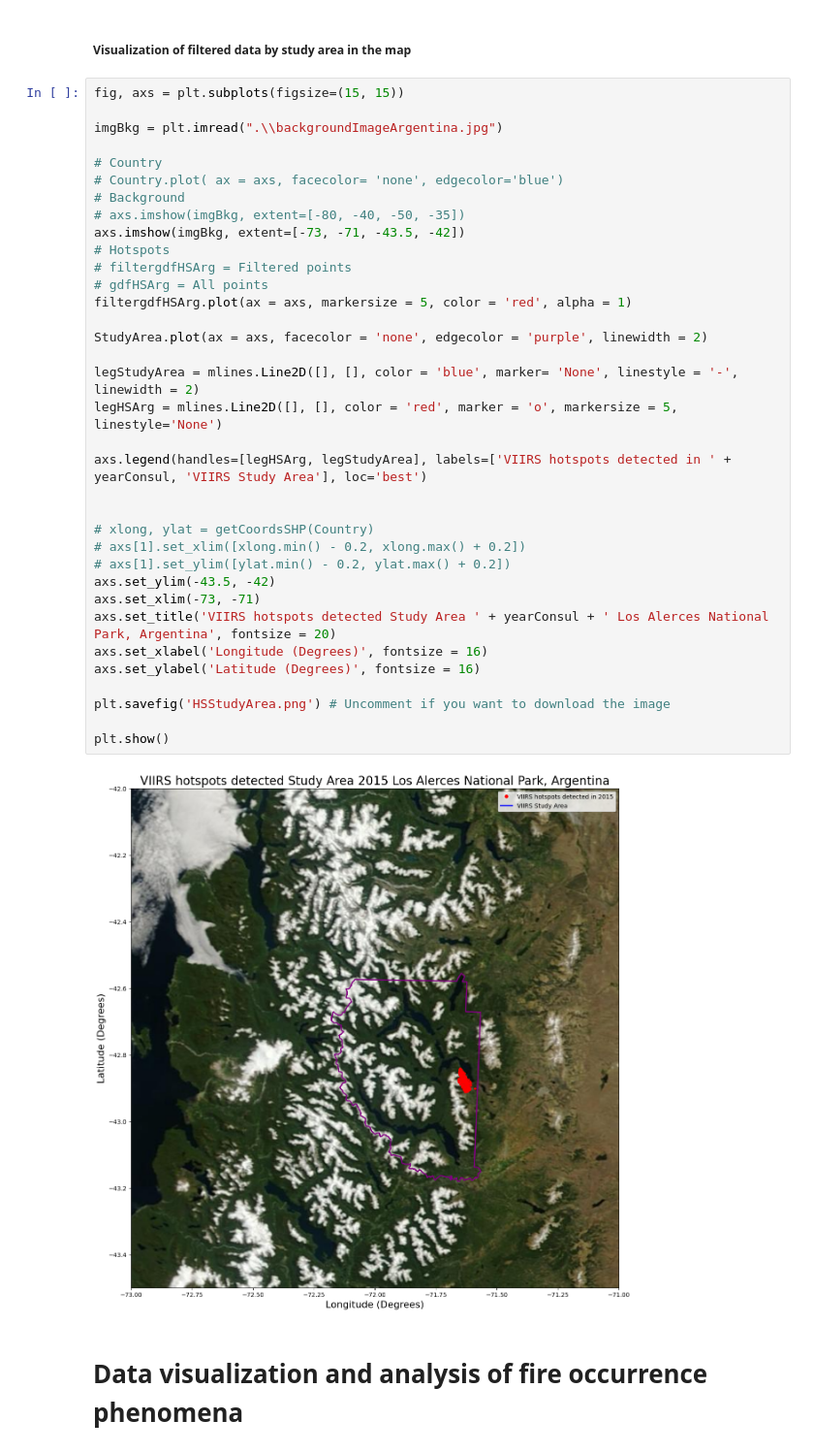
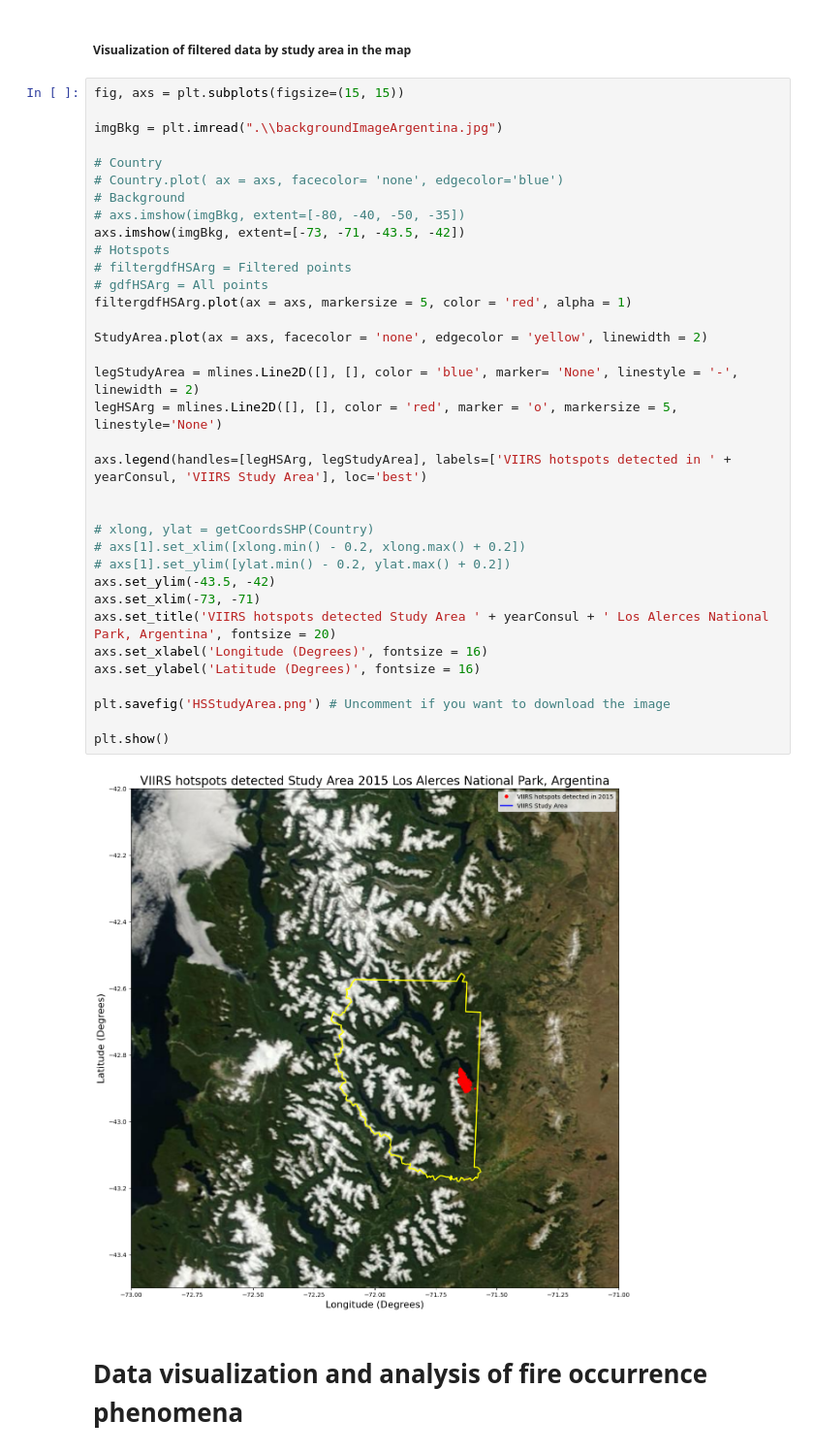
Before and after one commit to walterm128/drivendata2024visual, a Jupyter notebook: VIIRSChallengeFinal.ipynb, the cells around one changed output. Shown at 97% size. Saved outputs shown, nothing was run; the diff lists cells and outputs as text.

```diff
--- a/VIIRSChallengeFinal.ipynb
+++ b/VIIRSChallengeFinal.ipynb
@@ -379,35 +378,35 @@ imgBkg = plt.imread(".\\backgroundImageArgentina.jpg")
 # Country
 # Country.plot( ax = axs, facecolor= 'none', edgecolor='blue')
 # Background
 # axs.imshow(imgBkg, extent=[-80, -40, -50, -35])
 axs.imshow(imgBkg, extent=[-73, -71, -43.5, -42])
 # Hotspots
 # filtergdfHSArg = Filtered points
 # gdfHSArg = All points
 filtergdfHSArg.plot(ax = axs, markersize = 5, color = 'red', alpha = 1)
 
-StudyArea.plot(ax = axs, facecolor = 'none', edgecolor = 'purple', linewidth = 2)
+StudyArea.plot(ax = axs, facecolor = 'none', edgecolor = 'yellow', linewidth = 2)
 
 legStudyArea = mlines.Line2D([], [], color = 'blue', marker= 'None', linestyle = '-', linewidth = 2)
 legHSArg = mlines.Line2D([], [], color = 'red', marker = 'o', markersize = 5, linestyle='None')
 
 axs.legend(handles=[legHSArg, legStudyArea], labels=['VIIRS hotspots detected in ' + yearConsul, 'VIIRS Study Area'], loc='best')
 
 
 # xlong, ylat = getCoordsSHP(Country)
 # axs[1].set_xlim([xlong.min() - 0.2, xlong.max() + 0.2])
 # axs[1].set_ylim([ylat.min() - 0.2, ylat.max() + 0.2])
 axs.set_ylim(-43.5, -42)
 axs.set_xlim(-73, -71)
 axs.set_title('VIIRS hotspots detected Study Area ' + yearConsul + ' Los Alerces National Park, Argentina', fontsize = 20)
 axs.set_xlabel('Longitude (Degrees)', fontsize = 16)
 axs.set_ylabel('Latitude (Degrees)', fontsize = 16)
 
 plt.savefig('HSStudyArea.png') # Uncomment if you want to download the image
 
 plt.show()
 # %% [output]
-[figure, old version]
+[figure, new version]
 # %% [markdown]
 # **Data visualization and analysis of fire occurrence phenomena**
 # %% [markdown]
```
Also changed, not shown: parts of 1 cell of this notebook, 1 other file.
